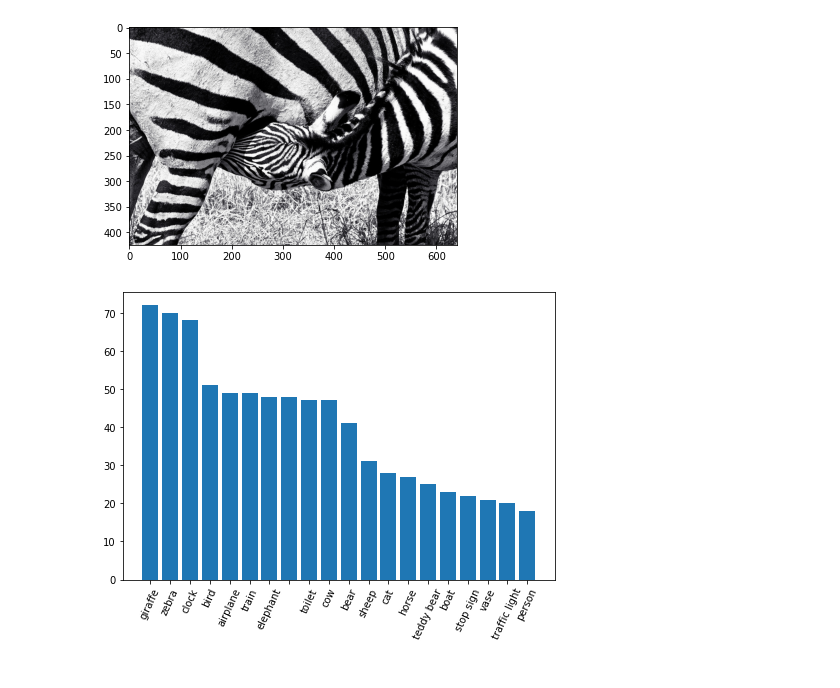
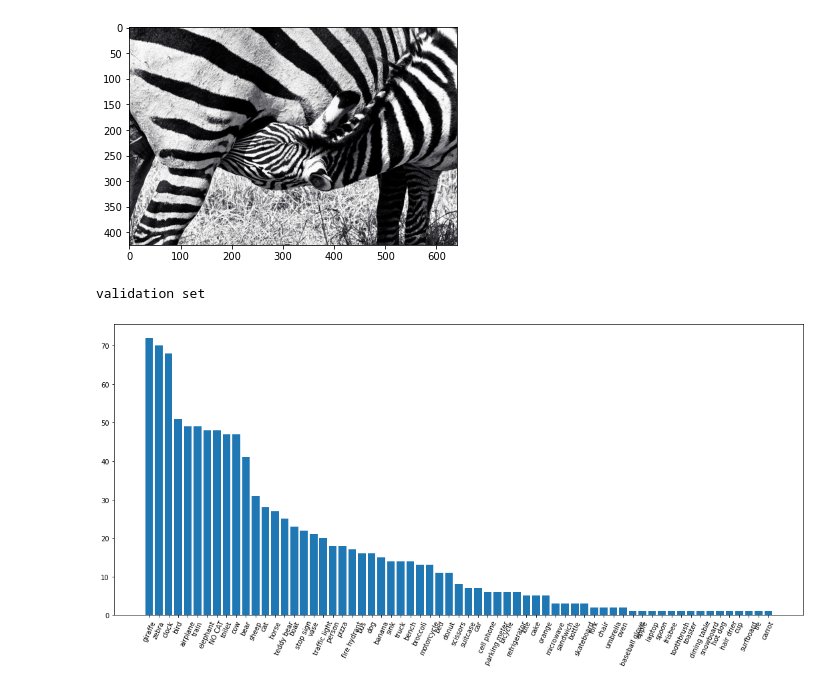
Before and after one commit to slin96/master-thesis, a Jupyter notebook: experiments/coco/coco-analysis.ipynb, the cells around one changed output. Drawn from its saved outputs; the diff is of its cells as text; code cells hidden in the pictures.

```diff
--- a/experiments/coco/coco-analysis.ipynb
+++ b/experiments/coco/coco-analysis.ipynb
@@ -135,26 +139,29 @@ def cat_distribution(data):
     cat_dis = {}
     for d in data:
         _, annot = d
-        # cat = train_cat_index[category_ids(annot)]
         cat_list = list(category_ids(annot))
         if len(cat_list):
             cat = list(category_ids(annot))[0]
             cat = train_cat_index[cat]
         else:
-            cat = ''
+            cat = 'NO CAT'
         update_distribution(cat, cat_dis)
     return cat_dis
 
-val_cat_distribution = cat_distribution(val_one_cat)
-sorted_val_dist = {k: v for k, v in sorted(val_cat_distribution.items(), key=lambda item: item[1], reverse=True)}
+def plot_one_cat_distribution(data, limit=20):
+    cat_dist = cat_distribution(data)
+    sorted_dist = {k: v for k, v in sorted(cat_dist.items(), key=lambda item: item[1], reverse=True)}
+    top_cats = list(sorted_dist.keys())[:limit]
+    top_counts = list(sorted_dist.values())[:limit]
 
-top20_val_cats = list(sorted_val_dist.keys())[:20]
-top20_val_counts = list(sorted_val_dist.values())[:20]
-
-fig = plt.figure()
-ax = fig.add_axes([0,0,1,1])
-ax.bar(top20_val_cats, top20_val_counts)
-plt.xticks(rotation=65)
-plt.show()
+    fig, ax = plt.subplots()
+    bar_plot = plt.bar(top_cats, top_counts)
+    fig.set_size_inches(18.5, 8)
+    plt.xticks(rotation=65)
+    plt.show()
-# %% [output]
-[figure, removed]
+# %%
+print('validation set')
+plot_one_cat_distribution(val_one_cat, 70)
+# %% [output]
+validation set
+[figure, added]
```
Also changed, not shown: parts of 4 cells of this notebook.
